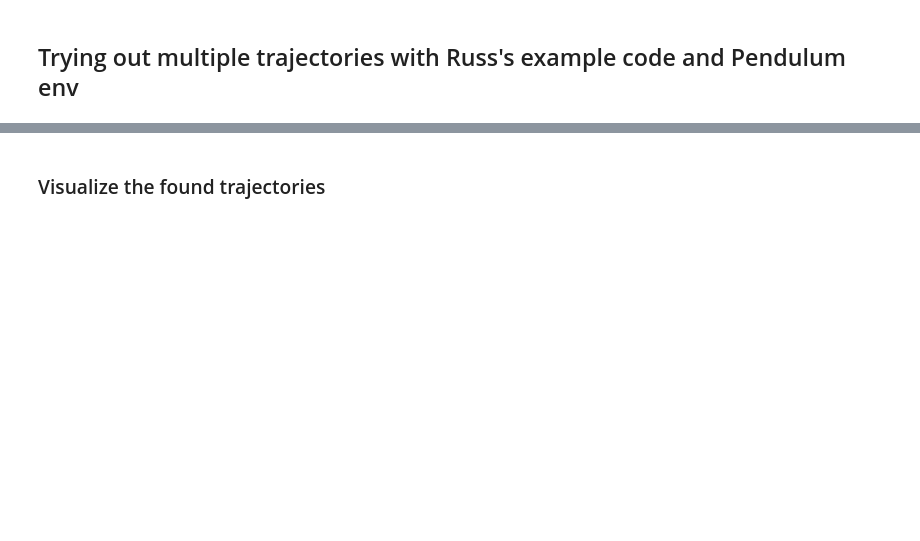
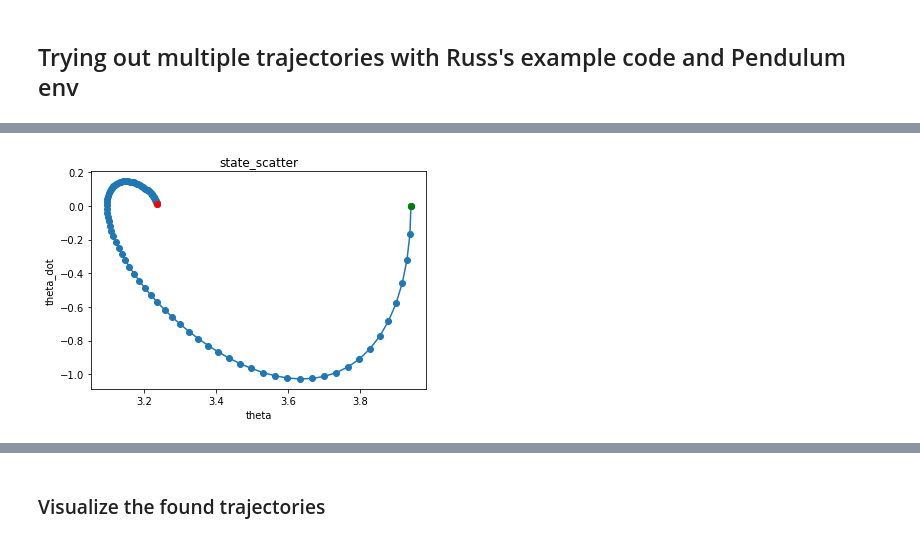
Before and after one commit to robert-verkuil/drake-pytorch, a Jupyter notebook: python/MultipleTrajOpt Class Testing.ipynb, the cells around one changed output, grey strips where cells are left out. Cells and saved outputs as stored; diff of their text form; code cells hidden in the pictures; blank space fills up the shorter version.

```diff
--- a/python/MultipleTrajOpt Class Testing.ipynb
+++ b/python/MultipleTrajOpt Class Testing.ipynb
@@ -94,3 +85,8 @@ u_val-Pi(x_val)= diff
+# %%
+ti = 0
+mto.plot_policy("state_scatter", ti)
+# %% [output]
+[figure, added]
 # %%
 ti = 0
 ani = mto.render_policy(ti)
```
Also changed, not shown: parts of 6 cells of this notebook, 1 other file.
